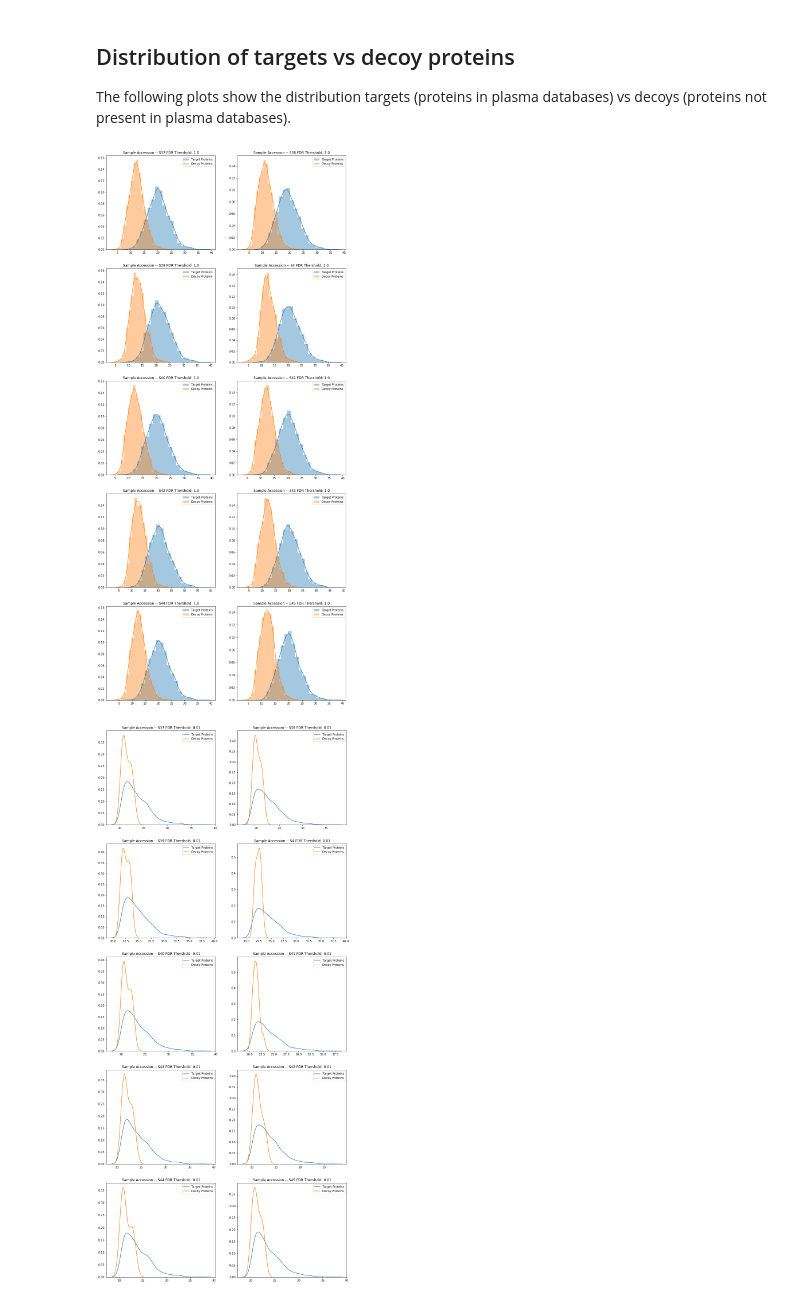
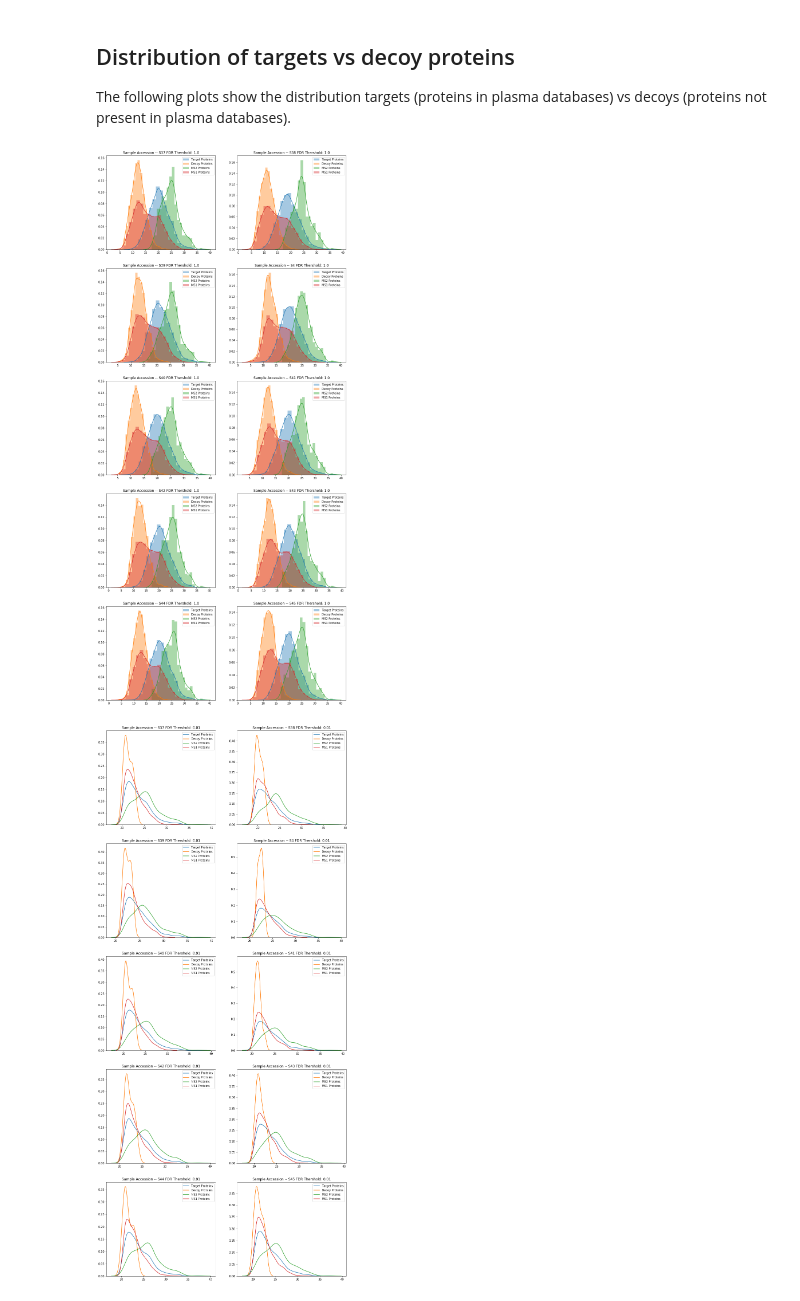
Before and after one commit to ypriverol/ms1, a Jupyter notebook: analyze-ms1-data.ipynb, the cells around one changed output. Cells and saved outputs as stored; diff of their text form; code cells hidden in the pictures.

```diff
--- a/analyze-ms1-data.ipynb
+++ b/analyze-ms1-data.ipynb
@@ -182,17 +173,17 @@ def plot_targets_vs_decoy(fdr_thershold: float = 1.0, bins = 20, hist=True):
 
         sns.distplot(targets,bins = bins, label='Target Proteins', hist=hist, ax = ax)
         sns.distplot(decoys,bins  = bins,  label='Decoy Proteins', hist=hist, ax = ax)
-#       sns.distplot(ms2,bins     = bins,  label='MS2 Proteins', ax = ax)
-#       sns.distplot(ms1,bins     = bins,  label='MS1 Proteins', ax = ax)
+        sns.distplot(ms2,bins     = bins,  label='MS2 Proteins', hist=hist, ax = ax)
+        sns.distplot(ms1,bins     = bins,  label='MS1 Proteins', hist=hist, ax = ax)
 
-        ax.legend(labels=['Target Proteins','Decoy Proteins'])
+        ax.legend(labels=['Target Proteins','Decoy Proteins', "MS2 Proteins", "MS1 Proteins"])
 
         ax.set_title('Sample Accession -- ' + sample + " FDR Thershold: " + str(fdr_thershold))
 # %%
 plot_targets_vs_decoy(fdr_thershold = 1.0)
 # %% [output]
-[figure, old version]
+[figure, new version]
 # %%
-plot_targets_vs_decoy(fdr_thershold = 0.01, bins = 50, hist = False)
+plot_targets_vs_decoy(fdr_thershold = 0.01, bins = 2, hist = False)
 # %% [output]
-[figure, old version]
+[figure, new version]
```
Also changed, not shown: parts of 5 cells of this notebook.
